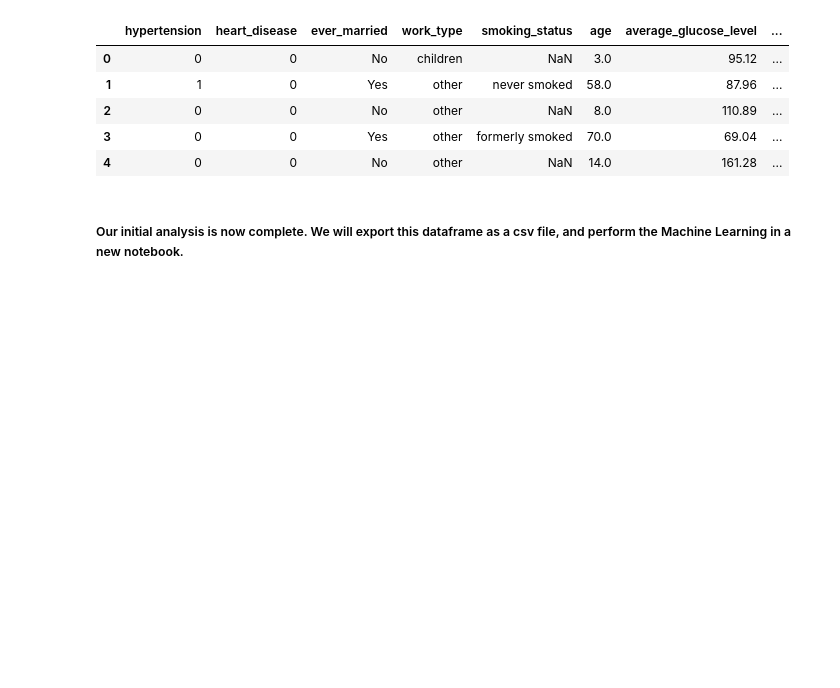
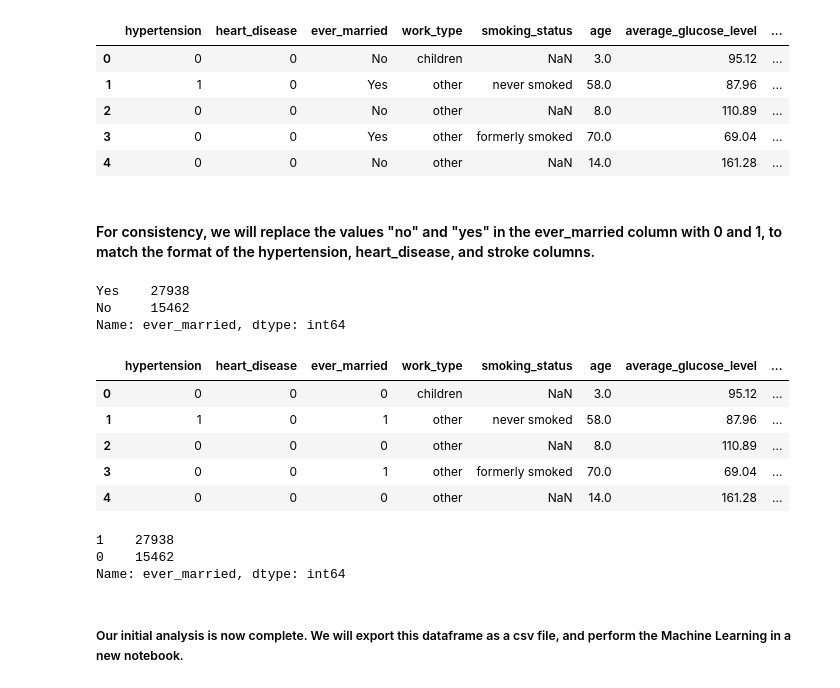
Before and after one commit to TylerTompa/UNCC_Project_3, a Jupyter notebook: healthcare-data/Jupyter/Data_Analysis.ipynb, the cells around one changed output. Saved outputs shown, nothing was run; the diff lists cells and outputs as text; code cells hidden in the pictures; blank space fills up the shorter version.

Commit message:
reformat ever_married column: replace no/yes with 0/1

```diff
--- a/healthcare-data/Jupyter/Data_Analysis.ipynb
+++ b/healthcare-data/Jupyter/Data_Analysis.ipynb
@@ -894,6 +896,36 @@ stroke_data_relevant_features_and_label.head()
 | 2 | 0 | 0 | No | other | NaN | 8.0 | 110.89 | ... |
 | 3 | 0 | 0 | Yes | other | formerly smoked | 70.0 | 69.04 | ... |
 | 4 | 0 | 0 | No | other | NaN | 14.0 | 161.28 | ... |
+# %% [markdown]
+#### For consistency, we will replace the values "no" and "yes" in the ever_married column with 0 and 1, to match the format of the hypertension, heart_disease, and stroke columns.
+# %%
+# Before we replace our values, count how many "No" values and "Yes" values there are
+stroke_data_relevant_features_and_label["ever_married"].value_counts()
+# %% [output]
+Yes    27938
+No     15462
+Name: ever_married, dtype: int64
+# %%
+# For consistency, replace the value "No" with 0, and the value "Yes" with 1
+stroke_data_relevant_features_and_label["ever_married"].replace("No", 0, inplace=True)
+stroke_data_relevant_features_and_label["ever_married"].replace("Yes", 1, inplace=True)
+
+# Preview new dataframe
+stroke_data_relevant_features_and_label.head()
+# %% [output]
+|  | hypertension | heart_disease | ever_married | work_type | smoking_status | age | average_glucose_level | ... |
+| 0 | 0 | 0 | 0 | children | NaN | 3.0 | 95.12 | ... |
+| 1 | 1 | 0 | 1 | other | never smoked | 58.0 | 87.96 | ... |
+| 2 | 0 | 0 | 0 | other | NaN | 8.0 | 110.89 | ... |
+| 3 | 0 | 0 | 1 | other | formerly smoked | 70.0 | 69.04 | ... |
+| 4 | 0 | 0 | 0 | other | NaN | 14.0 | 161.28 | ... |
+# %%
+# Now that we have replaced our values, count how many 0 values and 1 values there are
+stroke_data_relevant_features_and_label["ever_married"].value_counts()
+# %% [output]
+1    27938
+0    15462
+Name: ever_married, dtype: int64
 # %% [markdown]
 ##### Our initial analysis is now complete.  We will export this dataframe as a csv file, and perform the Machine Learning in a new notebook.
 # %%
```
Also changed, not shown: parts of 4 cells of this notebook, 1 other file.
